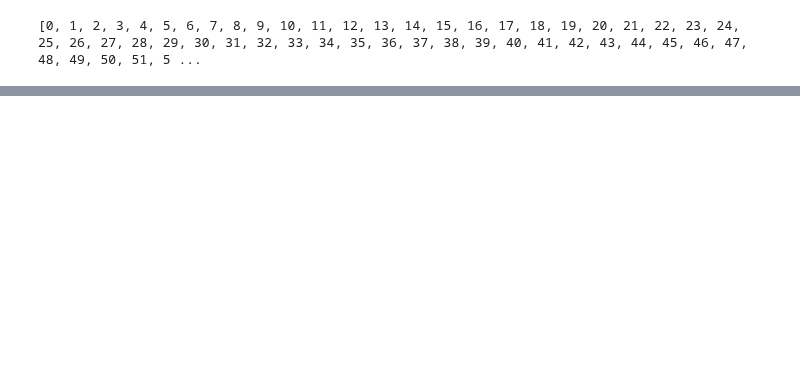
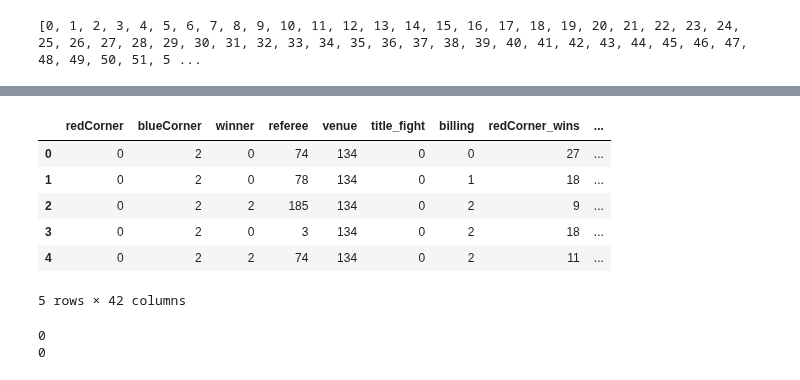
Before and after one commit to maxbraith/UFCModel, a Jupyter notebook: UFCModelGit/Tracking + Update/trackingAndUpdate.ipynb, the cells around one changed output, grey strips where cells are left out. Saved outputs shown, nothing was run; the diff lists cells and outputs as text; code cells hidden in the pictures; blank space fills up the shorter version.

```diff
--- a/UFCModelGit/Tracking + Update/trackingAndUpdate.ipynb
+++ b/UFCModelGit/Tracking + Update/trackingAndUpdate.ipynb
@@ -2684,0 +3313,23 @@ for char in chars2rep:
+# %%
+#adding columns redCorner_sig_str_per_minute and blueCorner_sig_str_per_minute
+df['redCorner_sig_str_landed_per_minute'] = float('nan')
+df['blueCorner_sig_str_landed_per_minute'] = float('nan')
+df['fightTime'] = float('nan')
+df.head()
+# %% [output]
+|  | redCorner | blueCorner | winner | referee | venue | title_fight | billing | redCorner_wins | ... |
+| 0 | 0 | 2 | 0 | 74 | 134 | 0 | 0 | 27 | ... |
+| 1 | 0 | 2 | 0 | 78 | 134 | 0 | 1 | 18 | ... |
+| 2 | 0 | 2 | 2 | 185 | 134 | 0 | 2 | 9 | ... |
+| 3 | 0 | 2 | 0 | 3 | 134 | 0 | 2 | 18 | ... |
+| 4 | 0 | 2 | 2 | 74 | 134 | 0 | 2 | 11 | ... |
+5 rows × 42 columns
+# %%
+#confirm no rows with nan for round or time
+nan_rows_count = df['time'].isna().sum()
+print(nan_rows_count)
+nan_rows_count = df['round'].isna().sum()
+print(nan_rows_count)
+# %% [output]
+0
+0
```
Also changed, not shown: parts of 49 cells of this notebook, 4 other files.
